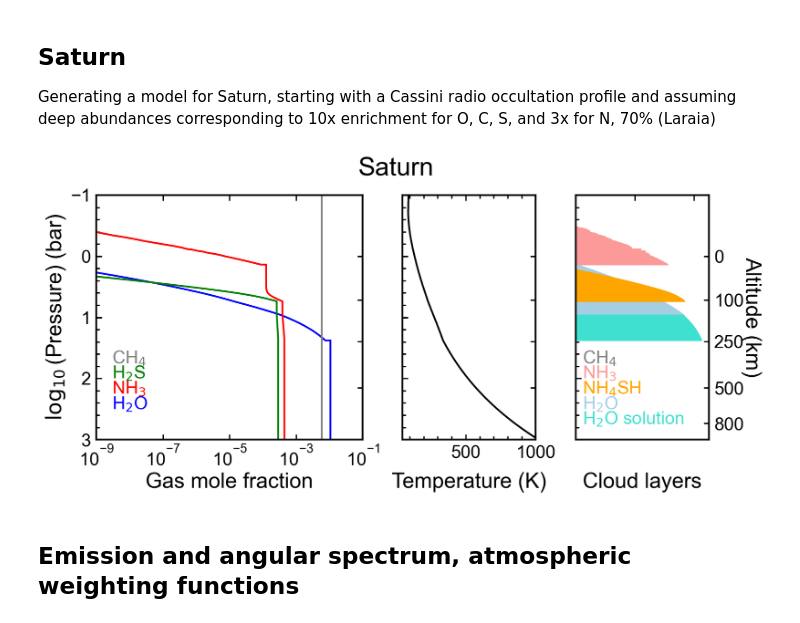
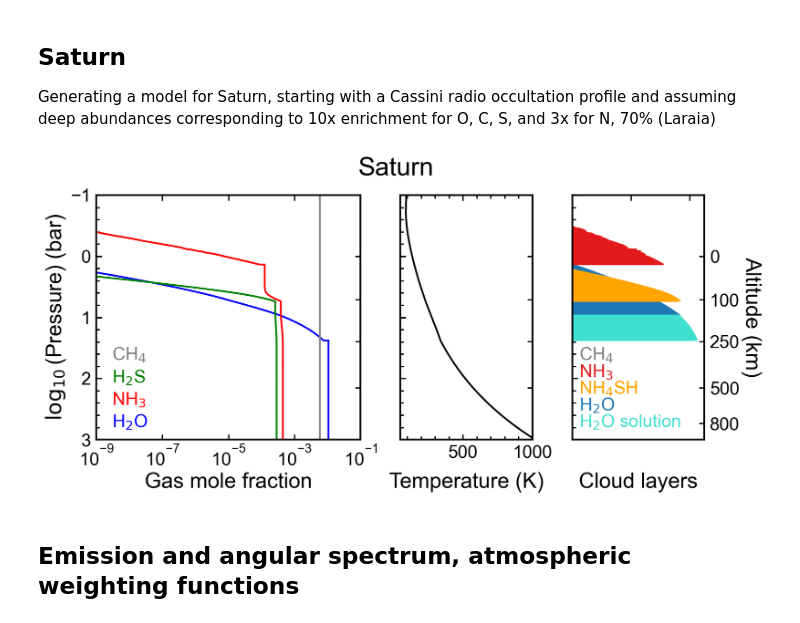
Before and after one commit to abakins/ECCM_MRTM, a Jupyter notebook: demos/Akins_Hofstadter_2026/Fig1_Fig3_ECCMDemo/Book1_ECCM_Spectrum_Demo.ipynb, the cells around one changed output. Cells and saved outputs as stored; diff of their text form; code cells hidden in the pictures.

```diff
--- a/demos/Akins_Hofstadter_2026/Fig1_Fig3_ECCMDemo/Book1_ECCM_Spectrum_Demo.ipynb
+++ b/demos/Akins_Hofstadter_2026/Fig1_Fig3_ECCMDemo/Book1_ECCM_Spectrum_Demo.ipynb
@@ -25,10 +20,9 @@ plt.style.use('../eccm.mplstyle')
 
 Generating a model for Saturn, starting with a Cassini radio occultation profile and assuming deep abundances corresponding to 10x enrichment for O, C, S, and 3x for N, 70% (Laraia)
 # %%
-p_grid = np.logspace(2, 10, 10000)
-# p_grid = np.logspace(2, np.log10(10**1.6*spc.bar), 1000)
+p_grid = np.logspace(2, 10, 2500)  # Pa
 saturn_gravity = 10.44  # m/s2
-
+planet_radius = 60268  # Saturn
 
 # Load RO profile
 data_dir = eccm.__path__[0]
@@ -38,8 +32,7 @@ saturn_temperature = saturn_ro[:, 1]
 
 gases1 = eccm.solar_concentration()
 
-gases = [# eccm.GasInput('H2O', deep=10*gases1['O'], rh=0.7),
-         eccm.GasInput('H2O', deep=0.0107, rh=0.7),
+gases = [eccm.GasInput('H2O', deep=10*gases1['O'], rh=0.7),
          eccm.GasInput('NH3', deep=3*gases1['N'], rh=0.7),
          eccm.GasInput('H2S', deep=10*gases1['S'], rh=1.),
          eccm.GasInput('CH4', deep=10*gases1['C'], rh=1.),
@@ -47,7 +40,8 @@ gases = [# eccm.GasInput('H2O', deep=10*gases1['O'], rh=0.7),
 
 result  = eccm.run_eccm(p_grid, saturn_pressure, saturn_temperature, saturn_gravity,
                                                  gases=gases, bulk_h2=0.88, bulk_he=0.12,
-                                                 latent_heat_update=True, force_reference_above_pressure=1.*spc.bar)
+                                                 latent_heat_update=True, force_reference_above_pressure=1.*spc.bar,
+                                                 use_compressibility=False)
 
 pressure_grid = result['pressure']
 temperature_grid = result['temperature']
@@ -100,7 +94,6 @@ ax.plot(x_h2o, np.log10(pressure_grid / spc.bar), label='H$_2$O', color='b')
 ax.plot(x_nh3, np.log10(pressure_grid / spc.bar), label='NH$_3$', color='r')
 ax.plot(x_h2s, np.log10(pressure_grid / spc.bar), label='H$_2$S', color='g')
 ax.plot(x_ch4, np.log10(pressure_grid / spc.bar), label='CH$_4$', color='gray')
-# ax.plot(x_ph3, np.log10(pressure_grid / spc.bar), label='PH$_3$', color='purple')
 ax.set_xlabel('Gas mole fraction')
 ax.set_ylabel(r'$\log_{10}$(Pressure) (bar)')
 ax.set_xscale('log')
@@ -111,54 +104,51 @@ ax.tick_params(right=False, which='both')
 secax = ax.secondary_yaxis('right', functions=(p_to_z, z_to_p))
 secax.set_yticks([-250, -100, 0, 100, 250, 500, 1000])
 secax.tick_params(right=False, which='minor')
 secax.yaxis.set_tick_params(labelcolor='none')
-ax.text(3e-9, 2.5, 'H$_2$O', color='b')
-ax.text(3e-9, 2.25, 'NH$_3$', color='r')
-ax.text(3e-9, 2., 'H$_2$S', color='g')
-ax.text(3e-9, 1.75, 'CH$_4$', color='gray')
-# ax.text(3e-9, 2.5, 'PH$_3$', color='b')
+sp = np.linspace(1.7, 2.8, 4)[::-1]
 
+ax.text(3e-9, sp[0], 'H$_2$O', color='b')
+ax.text(3e-9, sp[1], 'NH$_3$', color='r')
+ax.text(3e-9, sp[2], 'H$_2$S', color='g')
+ax.text(3e-9, sp[3], 'CH$_4$', color='gray')
 
 paired_cmap = plt.get_cmap('Paired')
 
 ax = fig.add_subplot(gs[2])
-ax.fill_betweenx(np.log10(pressure_grid / spc.bar), 0., a_h2osolid, label='H$_2$O solid', color=paired_cmap(0))
-ax.fill_betweenx(np.log10(pressure_grid / spc.bar), 0., a_h2oliquid, label='H$_2$O liquid', color=paired_cmap(1))
+ax.fill_betweenx(np.log10(pressure_grid / spc.bar), 0., a_h2osolid, label='H$_2$O solid', color=paired_cmap(1))
+ax.fill_betweenx(np.log10(pressure_grid / spc.bar), 0., a_h2oliquid, label='H$_2$O liquid', color=paired_cmap(0))
 ax.fill_betweenx(np.log10(pressure_grid / spc.bar), 0., a_h2osolution, label='H$_2$O solution', color='turquoise')
-ax.fill_betweenx(np.log10(pressure_grid / spc.bar), 0., a_nh3solid, label='NH$_3$ solid', color=paired_cmap(4))
-ax.fill_betweenx(np.log10(pressure_grid / spc.bar), 0., a_nh3liquid, label='NH$_3$ liquid', color=paired_cmap(5))
-# ax.fill_betweenx(np.log10(pressure_grid / spc.bar), 0., a_h2ssolid, label='H$_2$S solid', color=paired_cmap(2))
-# ax.fill_betweenx(np.log10(pressure_grid / spc.bar), 0., a_h2sliquid, label='H$_2$S liquid', color=paired_cmap(3))
+ax.fill_betweenx(np.log10(pressure_grid / spc.bar), 0., a_nh3solid, label='NH$_3$ solid', color=paired_cmap(5))
+ax.fill_betweenx(np.log10(pressure_grid / spc.bar), 0., a_nh3liquid, label='NH$_3$ liquid', color=paired_cmap(4))
 ax.fill_betweenx(np.log10(pressure_grid / spc.bar), 0., a_ch4solid, label='CH$_4$ solid', color='gray')
 ax.fill_betweenx(np.log10(pressure_grid / spc.bar), 0., a_ch4liquid, label='CH$_4$ liquid', color='k')
-# ax.fill_betweenx(np.log10(pressure_grid / spc.bar), 0., a_ph3solid, label='PH$_3$ solid', color='purple')
 ax.fill_betweenx(np.log10(pressure_grid / spc.bar), 0., a_nh4sh, label='NH4SH', color='orange')
 ax.set_xlabel('Cloud layers')
 ax.set_xscale('log')
 ax.set_ylim(-1, 3)
 ax.set_xlim(1e-6, 1000)
 ax.xaxis.set_tick_params(labelcolor='none')
 ax.invert_yaxis()
 ax.tick_params(bottom=False, right=False, which='both')
 ax.yaxis.set_tick_params(labelcolor='none')
-ax.text(3e-6, 2.75, 'H$_2$O solution', color='turquoise')
-ax.text(3e-6, 2.5, 'H$_2$O', color=paired_cmap(0))
-ax.text(3e-6, 2.25, 'NH$_4$SH', color='orange')
-ax.text(3e-6, 2., 'NH$_3$', color=paired_cmap(4))
-ax.text(3e-6, 1.75, 'CH$_4$', color='gray')
-
+sp = np.linspace(1.7, 2.8, 5)[::-1]
+ax.text(3e-6, sp[0], 'H$_2$O solution', color='turquoise')
+ax.text(3e-6, sp[1], 'H$_2$O', color=paired_cmap(1))
+ax.text(3e-6, sp[2], 'NH$_4$SH', color='orange')
+ax.text(3e-6, sp[3], 'NH$_3$', color=paired_cmap(5))
+ax.text(3e-6, sp[4], 'CH$_4$', color='gray')
 
 secax = ax.secondary_yaxis('right', functions=(p_to_z, z_to_p))
 secax.yaxis.set_major_formatter(ticker.ScalarFormatter())
 secax.set_yticks([-250, -100, 0, 100, 250, 500, 800])
 secax.tick_params(right=False, which='minor')
-secax.set_ylabel('Altitude (km)', rotation=-90, labelpad=20)
+secax.set_ylabel('Altitude (km)', rotation=-90, labelpad=25)
 
 fig.suptitle('Saturn', y=0.92, fontsize='x-large')
 fig.tight_layout(w_pad=-2)
-fig.savefig('saturn_eccm.png', dpi=300)
+fig.savefig('saturn_eccm.pdf')
 # %% [output]
-[figure, old version]
+[figure, new version]
 # %% [markdown]
 ## Emission and angular spectrum, atmospheric weighting functions
 # %%
```
Also changed, not shown: parts of 3 cells of this notebook, 26 other files.
